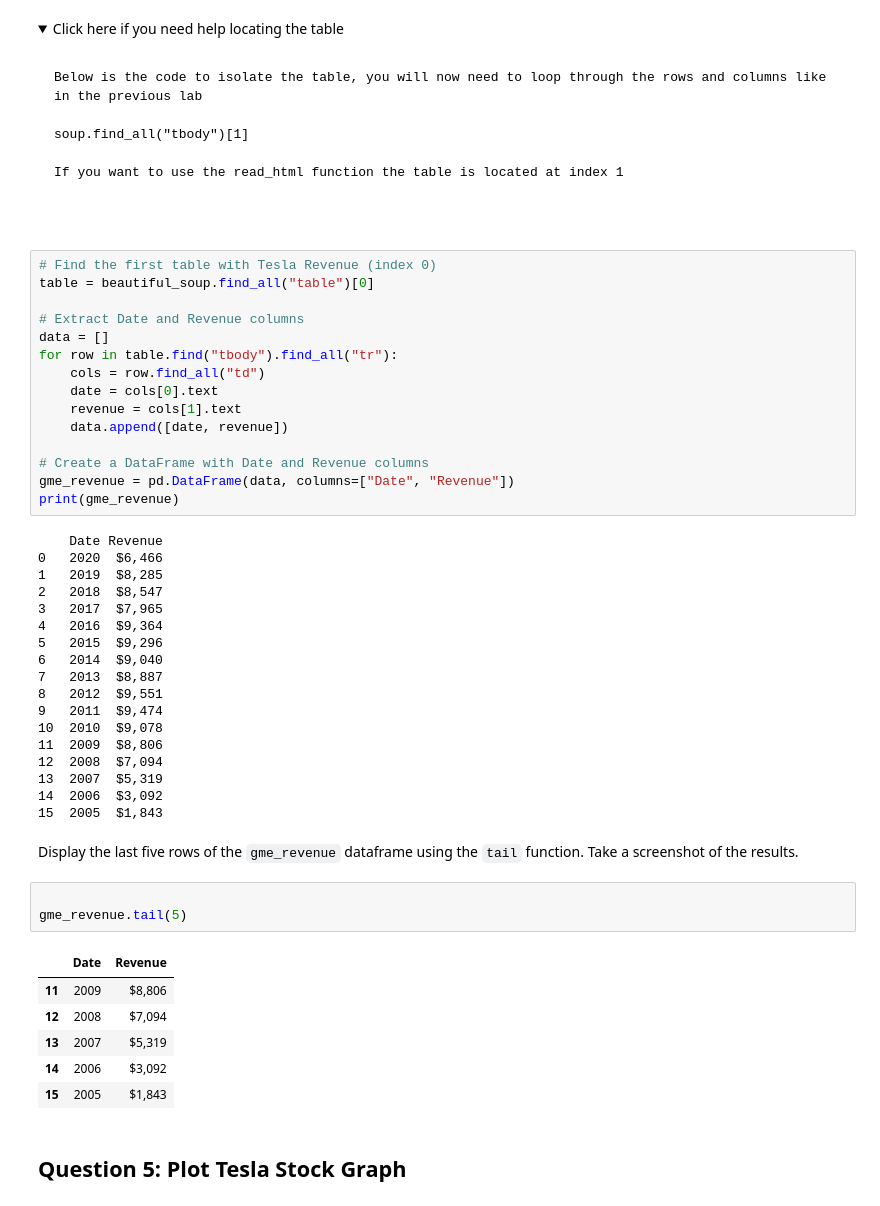
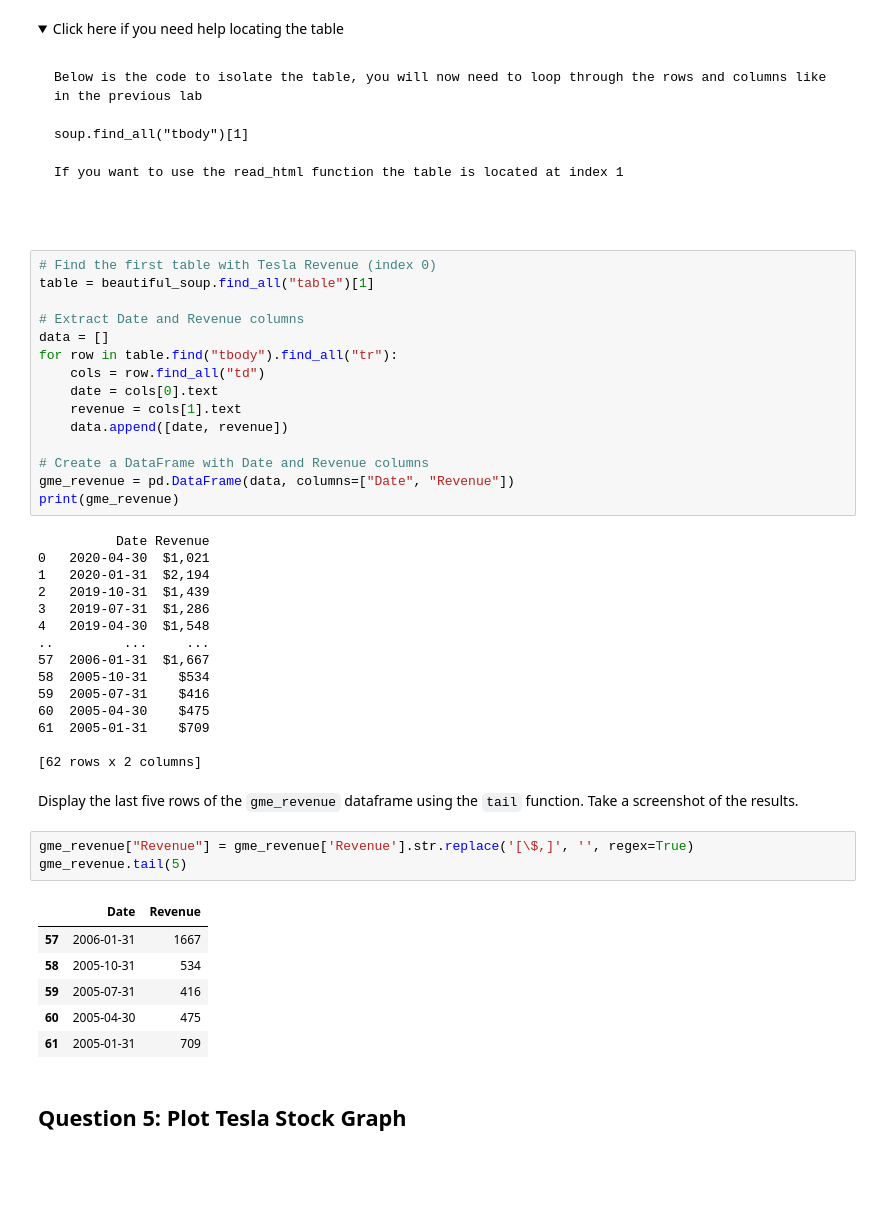
Before and after one commit to mazouali2016/mazouali_data_science-, a Jupyter notebook: Final Assignment (1).ipynb, the cells around one changed output. Cells and saved outputs as stored; diff of their text form; folded sections open; blank space fills up the shorter version.

```diff
--- a/Final Assignment (1).ipynb
+++ b/Final Assignment (1).ipynb
@@ -242,7 +238,7 @@ If you want to use the read_html function the table is located at index 1
 </details>
 # %%
 # Find the first table with Tesla Revenue (index 0)
-table = beautiful_soup.find_all("table")[0]
+table = beautiful_soup.find_all("table")[1]
 
 # Extract Date and Revenue columns
 data = []
@@ -256,35 +252,32 @@ for row in table.find("tbody").find_all("tr"):
 gme_revenue = pd.DataFrame(data, columns=["Date", "Revenue"])
 print(gme_revenue)
 # %% [output]
-    Date Revenue
-0   2020  $6,466
-1   2019  $8,285
-2   2018  $8,547
-3   2017  $7,965
-4   2016  $9,364
-5   2015  $9,296
-6   2014  $9,040
-7   2013  $8,887
-8   2012  $9,551
-9   2011  $9,474
-10  2010  $9,078
-11  2009  $8,806
-12  2008  $7,094
-13  2007  $5,319
-14  2006  $3,092
-15  2005  $1,843
+          Date Revenue
+0   2020-04-30  $1,021
+1   2020-01-31  $2,194
+2   2019-10-31  $1,439
+3   2019-07-31  $1,286
+4   2019-04-30  $1,548
+..         ...     ...
+57  2006-01-31  $1,667
+58  2005-10-31    $534
+59  2005-07-31    $416
+60  2005-04-30    $475
+61  2005-01-31    $709
+
+[62 rows x 2 columns]
 # %% [markdown]
 Display the last five rows of the `gme_revenue` dataframe using the `tail` function. Take a screenshot of the results.
-# %%
-
-gme_revenue.tail(5)
-# %% [output]
-|  | Date | Revenue |
-| 11 | 2009 | $8,806 |
-| 12 | 2008 | $7,094 |
-| 13 | 2007 | $5,319 |
-| 14 | 2006 | $3,092 |
-| 15 | 2005 | $1,843 |
+# %%
+gme_revenue["Revenue"] = gme_revenue['Revenue'].str.replace('[\$,]', '', regex=True)
+gme_revenue.tail(5)
+# %% [output]
+|  | Date | Revenue |
+| 57 | 2006-01-31 | 1667 |
+| 58 | 2005-10-31 | 534 |
+| 59 | 2005-07-31 | 416 |
+| 60 | 2005-04-30 | 475 |
+| 61 | 2005-01-31 | 709 |
 # %% [markdown]
 ## Question 5: Plot Tesla Stock Graph
 # %% [markdown]
```
Also changed, not shown: parts of 6 cells of this notebook.
